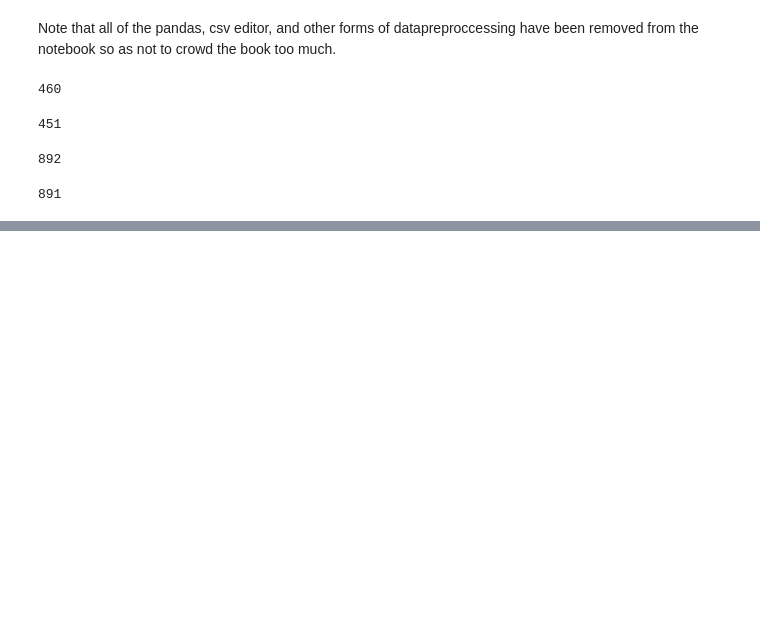
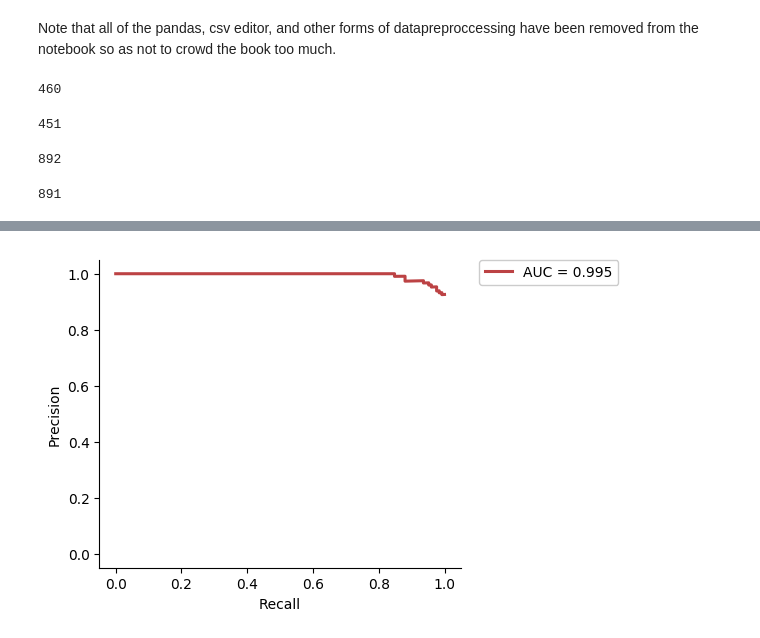
Before and after one commit to kenneym/computational-neuro, a Jupyter notebook: Computational Neuroscience Machine Learning Project.ipynb, the cells around one changed output, grey strips where cells are left out. Saved outputs shown, nothing was run; the diff lists cells and outputs as text; code cells hidden in the pictures; blank space fills up the shorter version.

```diff
--- a/Computational Neuroscience Machine Learning Project.ipynb
+++ b/Computational Neuroscience Machine Learning Project.ipynb
@@ -737,0 +757,4 @@ print("time in minutes: {}".format((stop-start)/60))
+# %%
+Image(out_folder+"prec.png")
+# %% [output]
+[figure, added]
```
Also changed, not shown: parts of 10 cells of this notebook, 3 other files.
